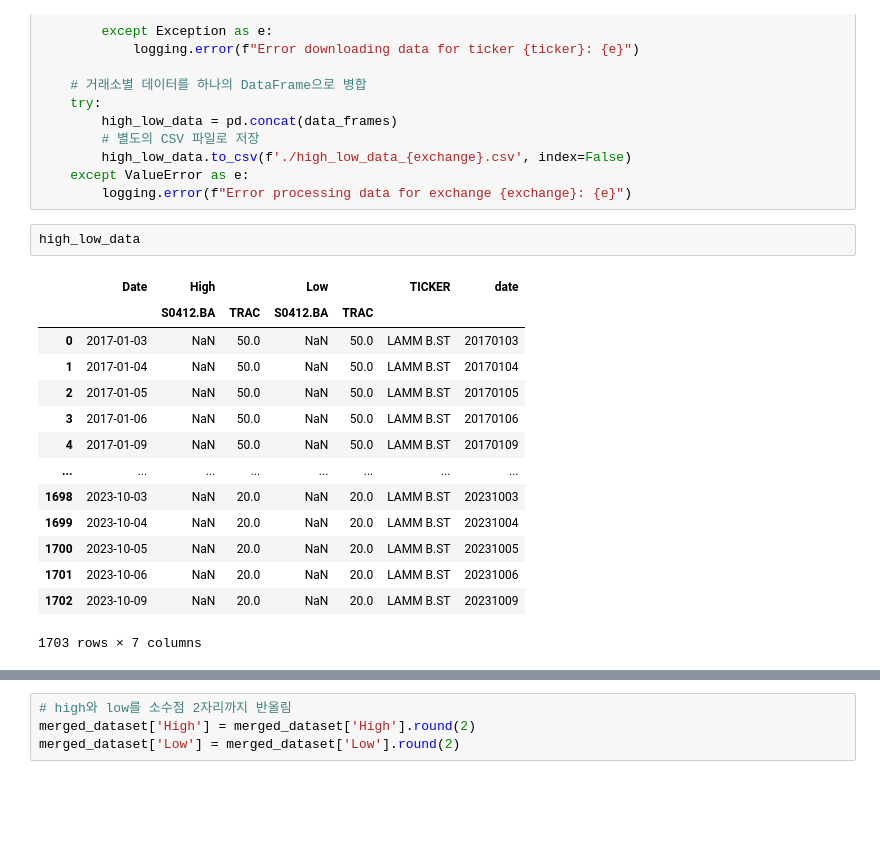
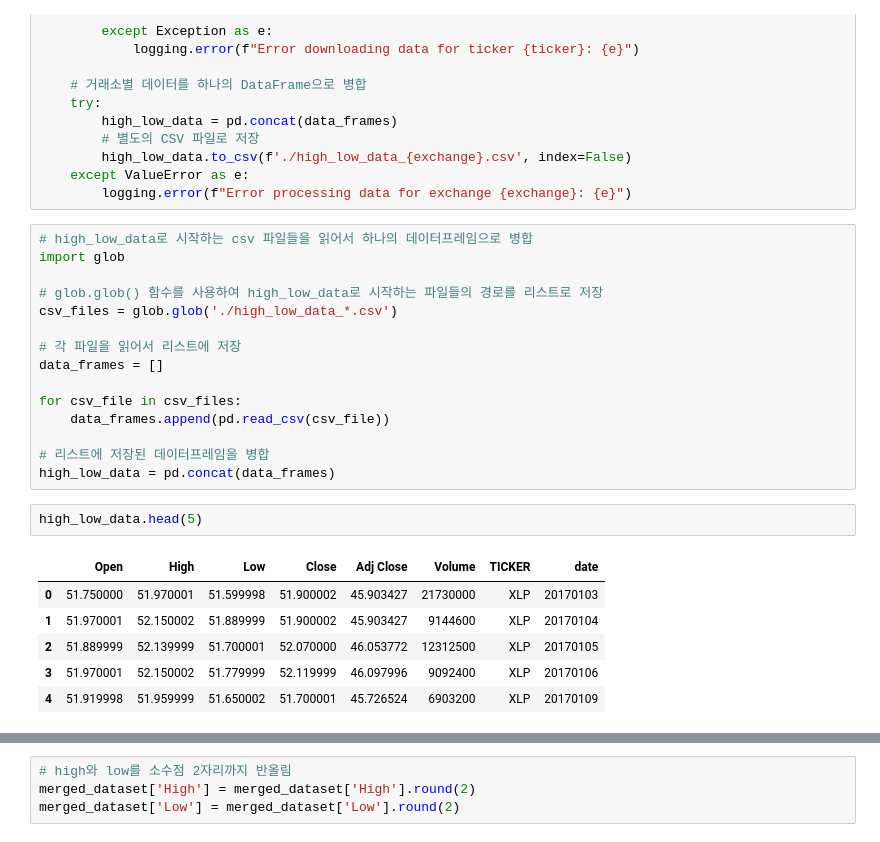
Before and after one commit to FELAB-KHU/SNPQuant, a Jupyter notebook: SNP_dataset_market_to_CRSP.ipynb, the cells around one changed output, grey strips where cells are left out. Drawn from its saved outputs; the diff is of its cells as text; blank space fills up the shorter version.

Commit message:
feat: Make CRSP data

```diff
--- a/SNP_dataset_market_to_CRSP.ipynb
+++ b/SNP_dataset_market_to_CRSP.ipynb
@@ -229,20 +229,27 @@ for exchange, group in grouped_by_exchange:
         high_low_data.to_csv(f'./high_low_data_{exchange}.csv', index=False)
     except ValueError as e:
         logging.error(f"Error processing data for exchange {exchange}: {e}")
+# %%
+# high_low_data로 시작하는 csv 파일들을 읽어서 하나의 데이터프레임으로 병합
+import glob
+
+# glob.glob() 함수를 사용하여 high_low_data로 시작하는 파일들의 경로를 리스트로 저장
+csv_files = glob.glob('./high_low_data_*.csv')
+
+# 각 파일을 읽어서 리스트에 저장
+data_frames = []
+
+for csv_file in csv_files:
+    data_frames.append(pd.read_csv(csv_file))
+
+# 리스트에 저장된 데이터프레임을 병합
+high_low_data = pd.concat(data_frames)
 # %%
-high_low_data
+high_low_data.head(5)
 # %% [output]
-|  | Date | High |  | Low |  | TICKER | date |
-|  |  | S0412.BA | TRAC | S0412.BA | TRAC |  |  |
-| 0 | 2017-01-03 | NaN | 50.0 | NaN | 50.0 | LAMM B.ST | 20170103 |
-| 1 | 2017-01-04 | NaN | 50.0 | NaN | 50.0 | LAMM B.ST | 20170104 |
-| 2 | 2017-01-05 | NaN | 50.0 | NaN | 50.0 | LAMM B.ST | 20170105 |
-| 3 | 2017-01-06 | NaN | 50.0 | NaN | 50.0 | LAMM B.ST | 20170106 |
-| 4 | 2017-01-09 | NaN | 50.0 | NaN | 50.0 | LAMM B.ST | 20170109 |
-| ... | ... | ... | ... | ... | ... | ... | ... |
-| 1698 | 2023-10-03 | NaN | 20.0 | NaN | 20.0 | LAMM B.ST | 20231003 |
-| 1699 | 2023-10-04 | NaN | 20.0 | NaN | 20.0 | LAMM B.ST | 20231004 |
-| 1700 | 2023-10-05 | NaN | 20.0 | NaN | 20.0 | LAMM B.ST | 20231005 |
-| 1701 | 2023-10-06 | NaN | 20.0 | NaN | 20.0 | LAMM B.ST | 20231006 |
-| 1702 | 2023-10-09 | NaN | 20.0 | NaN | 20.0 | LAMM B.ST | 20231009 |
+|  | Open | High | Low | Close | Adj Close | Volume | TICKER | date |
+| 0 | 51.750000 | 51.970001 | 51.599998 | 51.900002 | 45.903427 | 21730000 | XLP | 20170103 |
+| 1 | 51.970001 | 52.150002 | 51.889999 | 51.900002 | 45.903427 | 9144600 | XLP | 20170104 |
+| 2 | 51.889999 | 52.139999 | 51.700001 | 52.070000 | 46.053772 | 12312500 | XLP | 20170105 |
+| 3 | 51.970001 | 52.150002 | 51.779999 | 52.119999 | 46.097996 | 9092400 | XLP | 20170106 |
+| 4 | 51.919998 | 51.959999 | 51.650002 | 51.700001 | 45.726524 | 6903200 | XLP | 20170109 |
-1703 rows × 7 columns
```
Also changed, not shown: parts of 14 cells of this notebook.
